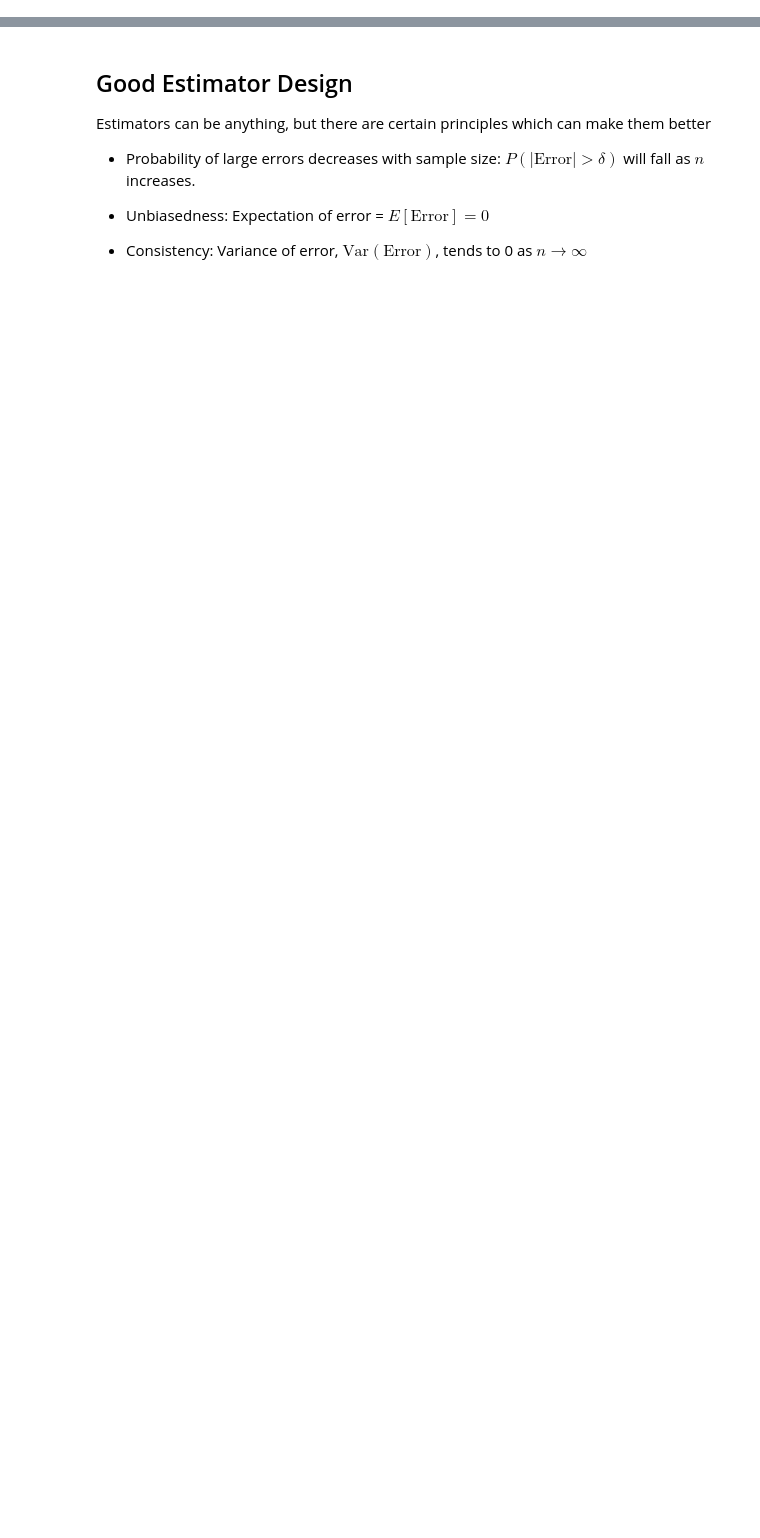
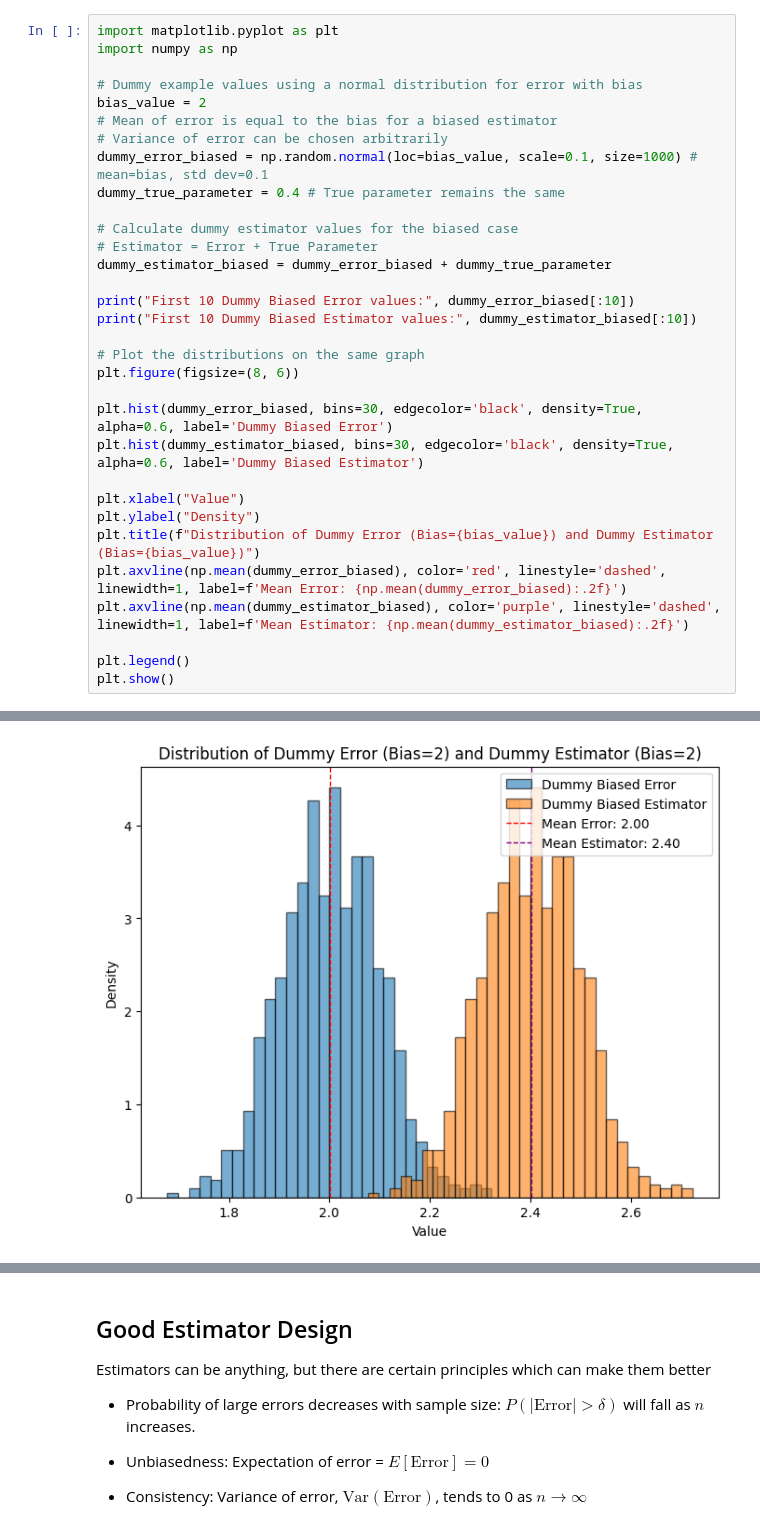
Before and after one commit to 23f1002944/EDA-Probability-Distributions, a Jupyter notebook: Parameter_Estimation.ipynb, the cells around one changed output, grey strips where cells are left out. Drawn from its saved outputs; the diff is of its cells as text; blank space fills up the shorter version.

```diff
--- a/Parameter_Estimation.ipynb
+++ b/Parameter_Estimation.ipynb
@@ -120,0 +351,33 @@ plt.show()
+# %%
+import matplotlib.pyplot as plt
+import numpy as np
+
+# Dummy example values using a normal distribution for error with bias
+bias_value = 2
+# Mean of error is equal to the bias for a biased estimator
+# Variance of error can be chosen arbitrarily
+dummy_error_biased = np.random.normal(loc=bias_value, scale=0.1, size=1000) # mean=bias, std dev=0.1
+dummy_true_parameter = 0.4 # True parameter remains the same
+
+# Calculate dummy estimator values for the biased case
+# Estimator = Error + True Parameter
+dummy_estimator_biased = dummy_error_biased + dummy_true_parameter
+
+print("First 10 Dummy Biased Error values:", dummy_error_biased[:10])
+print("First 10 Dummy Biased Estimator values:", dummy_estimator_biased[:10])
+
+# Plot the distributions on the same graph
+plt.figure(figsize=(8, 6))
+
+plt.hist(dummy_error_biased, bins=30, edgecolor='black', density=True, alpha=0.6, label='Dummy Biased Error')
+plt.hist(dummy_estimator_biased, bins=30, edgecolor='black', density=True, alpha=0.6, label='Dummy Biased Estimator')
+
+plt.xlabel("Value")
+plt.ylabel("Density")
+plt.title(f"Distribution of Dummy Error (Bias={bias_value}) and Dummy Estimator (Bias={bias_value})")
+plt.axvline(np.mean(dummy_error_biased), color='red', linestyle='dashed', linewidth=1, label=f'Mean Error: {np.mean(dummy_error_biased):.2f}')
+plt.axvline(np.mean(dummy_estimator_biased), color='purple', linestyle='dashed', linewidth=1, label=f'Mean Estimator: {np.mean(dummy_estimator_biased):.2f}')
+
+plt.legend()
+plt.show()
+# %% [output]
@@ -120,0 +388 @@ plt.show()
+[figure, added]
```
Also changed, not shown: parts of 43 cells of this notebook.
